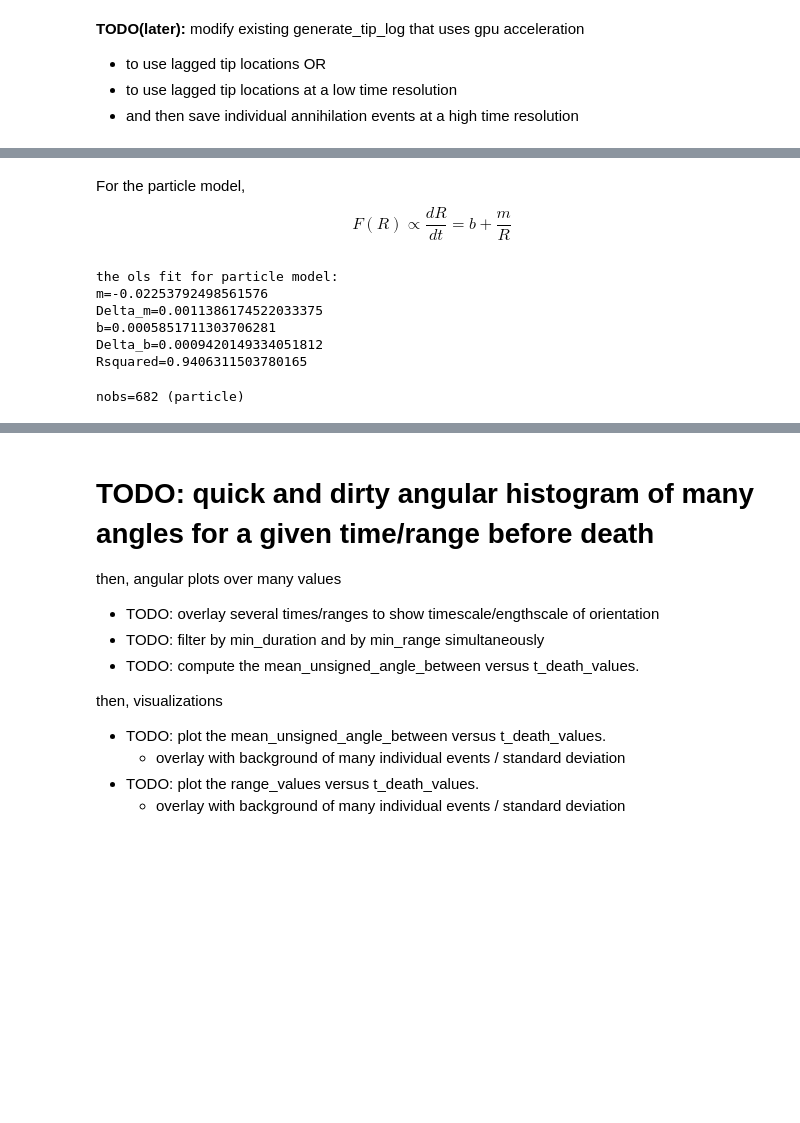
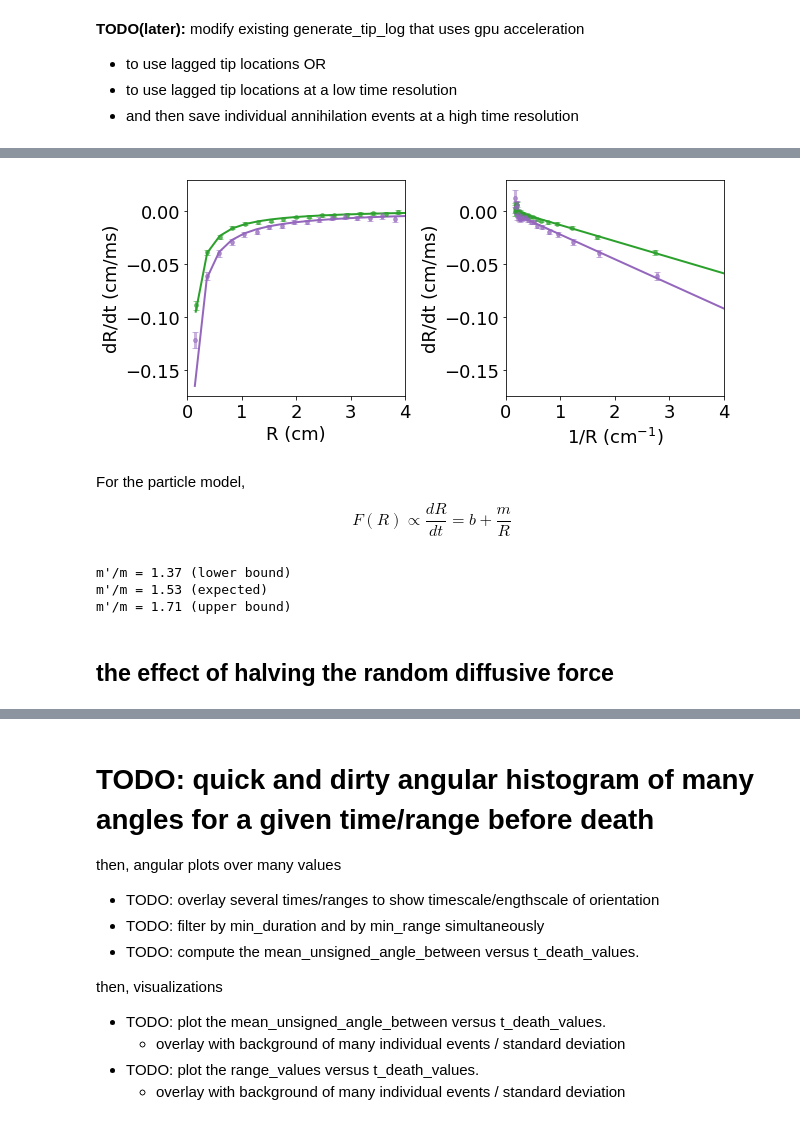
Before and after one commit to timtyree/care, a Jupyter notebook: notebooks/Measuring Average Forces between Spiral Tips.ipynb, the cells around one changed output, grey strips where cells are left out. Drawn from its saved outputs; the diff is of its cells as text; code cells hidden in the pictures; blank space fills up the shorter version.

```diff
--- a/notebooks/Measuring Average Forces between Spiral Tips.ipynb
+++ b/notebooks/Measuring Average Forces between Spiral Tips.ipynb
@@ -130,12 +180,19 @@ y_label=r'$dR/dt$ (cm/ms)'
 # %%
+df=df_drdt
+rmin=0.3 #cm
+rmax=5 #cm
+
+r_values=df['r'].values
+drdt_values=df['drdt'].values
+Delta_r_values=df['Delta_r'].values
+Delta_drdt_values=df['Delta_drdt'].values
+counts=df['counts'].values
+
 #fit drdt_values to F0+F1/r with OLS fit for LR model where 1/r is greater than some 1/cm
 x_values=r_values
 y_values=drdt_values
 x_err_values=Delta_r_values
 y_err_values=Delta_drdt_values
-rmin=0.3 #cm
-rmax=5 #cm
-# yerr_values_lr=dfs.theta.values
 
 #fit drdt_values to F0+F1/r with OLS fit for LR model where 1/r is greater than some 1/cm
 boo=(r_values>rmin)&(r_values<rmax)
@@ -144,5 +201,12 @@ y=drdt_values[boo]
 dict_force_fit=compute_95CI_ols(x,y)
 y_hat_values=dict_force_fit['b']+dict_force_fit['m']/r_values
 
+#(optional) rename specific values
 dict_force_fit=dict_force_fit
 y_hat_values=y_hat_values
+
+#bluf
+print(f"the ols fit for particle model:")
+print_dict(dict_force_fit)
+print(f"Nobs= {np.mean(counts):.0f} +- {np.std(counts):.0f}")
+print(f"\ninput_fn: {input_fn}")
@@ -237,20 +223,14 @@ nobs=3743 +- 1935
+# %%
+#plot mean radial velocities
+fig, axs = plt.subplots(ncols=2, figsize=(9, 4))
+PlotMeanRadialVelocities(axs, x_values, y_values, y_err_values, y_hat_values,c='C2')
+PlotMeanRadialVelocities(axs, x_values2, y_values2, y_err_values2, y_hat_values2,c='C4')
+plt.tight_layout()
+plt.show()
+# %% [output]
+[figure, added]
 # %% [markdown]
 For the particle model,
 $$
 F(R)\propto\frac{dR}{dt} = b + \frac{m}{R}
 $$
-# %%
-print(f"the ols fit for particle model:")
-print_dict(dict_force_fit)
-# %% [output]
-the ols fit for particle model:
-m=-0.02253792498561576
-Delta_m=0.0011386174522033375
-b=0.0005851711303706281
-Delta_b=0.0009420149334051812
-Rsquared=0.9406311503780165
-# %%
-nobs=df.groupby('tdeath').r.count().iloc[0]
-print(f"nobs={nobs} (particle)")
-# %% [output]
-nobs=682 (particle)
@@ -260,0 +237,15 @@ nobs=682 (particle)
+# %%
+#estimating the effect
+m=dict_force_fit['m']
+Delta_m=dict_force_fit['Delta_m']
+m2=dict_force_fit2['m']
+Delta_m2=dict_force_fit2['Delta_m']
+print(f"m'/m = {(m2+Delta_m2)/(m-Delta_m):.2f} (lower bound)")
+print(f"m'/m = {m2/m:.2f} (expected)")
+print(f"m'/m = {(m2-Delta_m2)/(m+Delta_m):.2f} (upper bound)")
+# %% [output]
+m'/m = 1.37 (lower bound)
+m'/m = 1.53 (expected)
+m'/m = 1.71 (upper bound)
+# %% [markdown]
+## the effect of halving the random diffusive force
```
Also changed, not shown: parts of 23 cells of this notebook, 2 other files.
